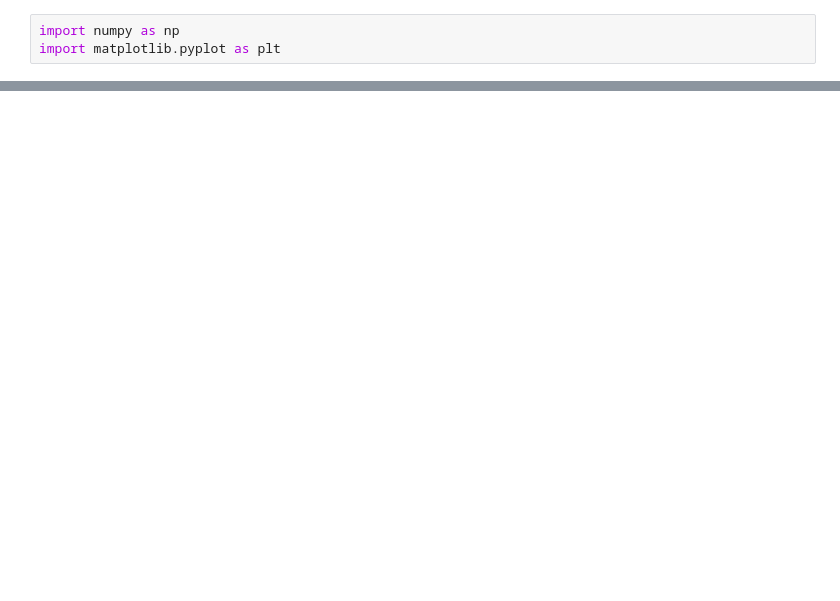
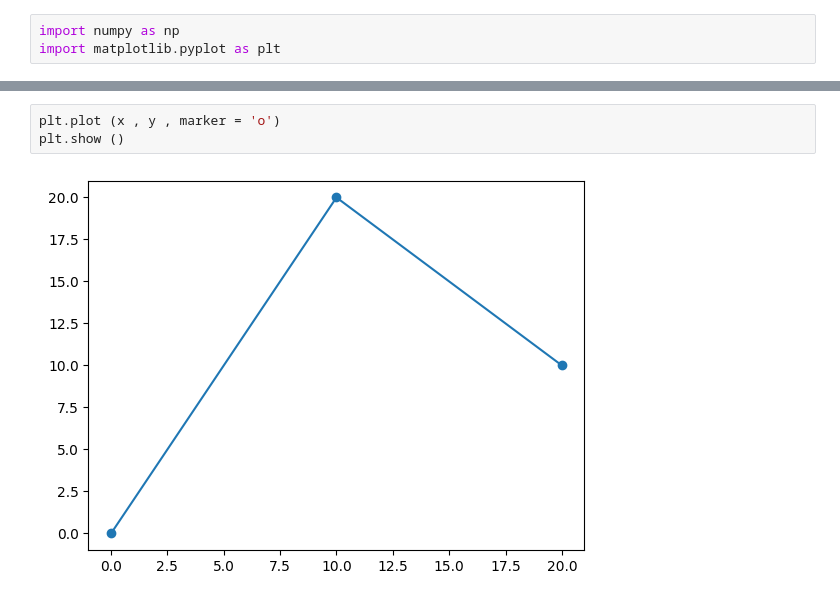
Before and after one commit to TaRa1999R/Data_Science, a Jupyter notebook: assignment36/3_matplotlib.ipynb, the cells around one changed output, grey strips where cells are left out. Cells and saved outputs as stored; diff of their text form; blank space fills up the shorter version.

```diff
--- a/assignment36/3_matplotlib.ipynb
+++ b/assignment36/3_matplotlib.ipynb
@@ -10,0 +17,5 @@ plt.show ()
+# %%
+plt.plot (x , y , marker = 'o')
+plt.show ()
+# %% [output]
+[figure, added]
```
Also changed, not shown: parts of 3 cells of this notebook.
